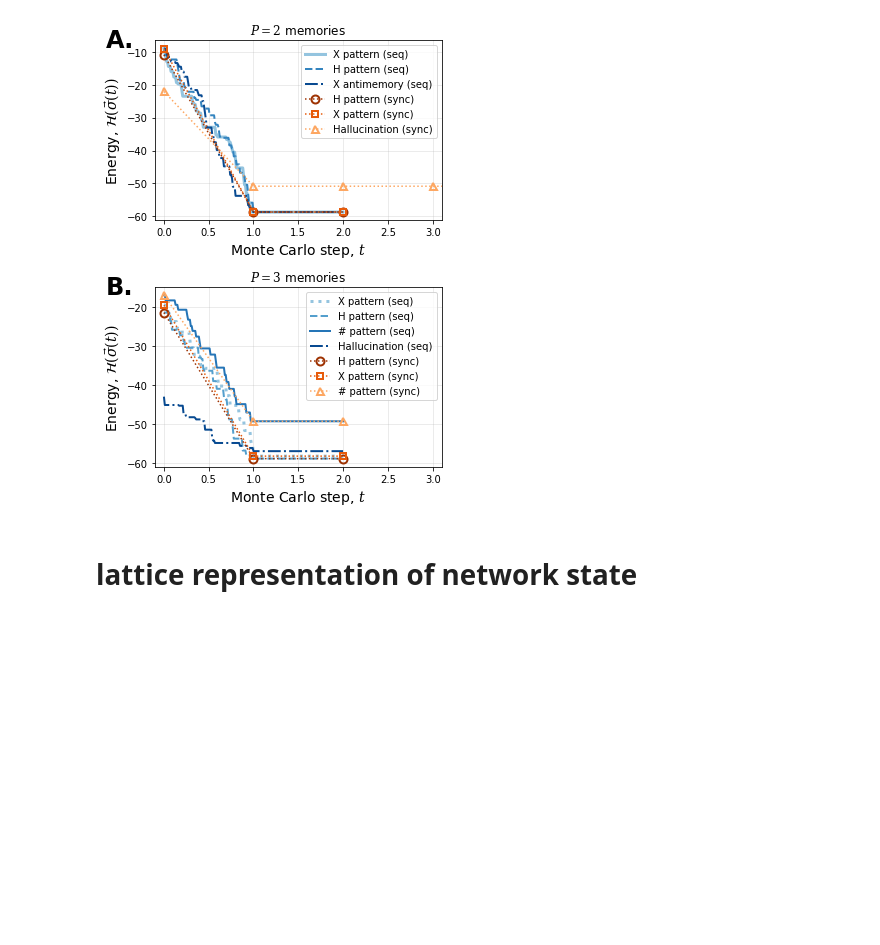
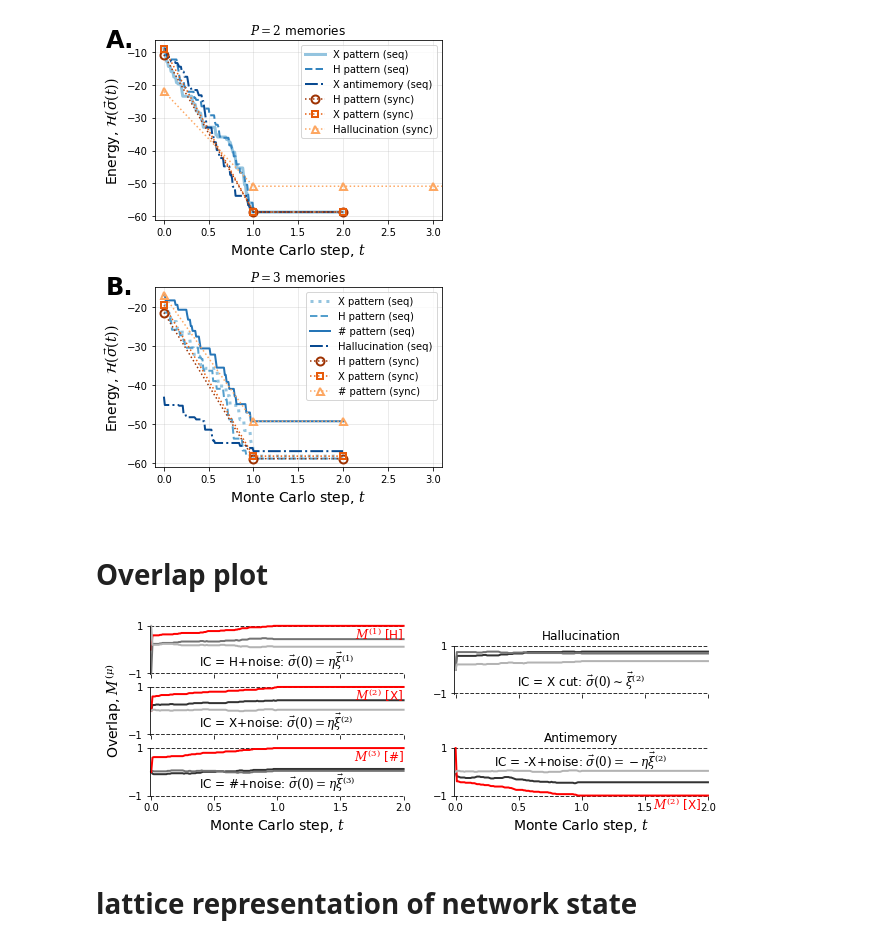
Before and after one commit to neuro-physics/hopfield-neural-network, a Jupyter notebook: hopfield_model.ipynb, the cells around one changed output. Cells and saved outputs as stored; diff of their text form; code cells hidden in the pictures; blank space fills up the shorter version.

Commit message:
adding overlap calculation

```diff
--- a/hopfield_model.ipynb
+++ b/hopfield_model.ipynb
@@ -653,6 +469,85 @@ fig.savefig('figures/hopfield_energy.png',dpi=300,bbox_inches='tight',facecolor=
 plt.show()
 # %% [output]
 [figure]
+# %% [markdown]
+# Overlap plot
+# %%
+
+colors_gray  = plt.get_cmap('gray')(np.linspace(0.2,0.7,3))
+colors1      = colors_gray.copy()
+colors1[0,:] = np.array((1,0,0,1),dtype=float)
+colors2      = colors_gray.copy()
+colors2[1,:] = np.array((1,0,0,1),dtype=float)
+colors3      = colors_gray.copy()
+colors3[2,:] = np.array((1,0,0,1),dtype=float)
+
+
+labels_all = np.array(['$M^{(1)}$ [H]','$M^{(2)}$ [X]','$M^{(3)}$ [#]'])
+labels1    = labels_all.copy()
+labels2    = labels_all.copy()
+labels3    = labels_all.copy()
+labels1[[1,2]]=''
+labels2[[0,2]]=''
+labels3[[0,1]]=''
+
+m_seq_anti_plot = np.vstack((m_seq_anti,m_lst_seq_all[1][2,:]))
+
+fig, ax = plt.subplots(nrows=3,ncols=2,sharex=True,figsize=(10, 6), facecolor='w')
+pltt.plot_overlap_evolution(ax[0,0], m_lst_seq_all[0], t_scale=1/N,
+                        labels=labels1,
+                        label_args=dict(fontsize=12),
+                        line_args=dict(linewidth=2),
+                        colors=colors1)
+pltt.plot_overlap_evolution(ax[1,0], m_lst_seq_all[1], t_scale=1/N,
+                        labels=labels2,
+                        label_args=dict(fontsize=12),
+                        line_args=dict(linewidth=2),
+                        colors=colors2)
+pltt.plot_overlap_evolution(ax[2,0], m_lst_seq_all[2], t_scale=1/N,
+                        labels=labels3,
+                        label_args=dict(fontsize=12),
+                        line_args=dict(linewidth=2),
+                        colors=colors3)
+pltt.plot_overlap_evolution(ax[1,1], m_seq_hall_3, t_scale=1/N,
+                        labels=None,
+                        t_label=[199,160,199],
+                        label_args=dict(fontsize=12),
+                        line_args=dict(linewidth=2),
+                        colors=colors_gray)
+pltt.plot_overlap_evolution(ax[2,1], m_seq_anti_plot, t_scale=1/N,
+                        labels=labels2,
+                        t_label=[200,195],
+                        label_args=dict(fontsize=12),
+                        line_args=dict(linewidth=2),
+                        colors=colors2)
+ax[0,0].text(0.5, 0.05,r"IC = H+noise: $\vec{\sigma}(0)=\eta\vec{\xi}^{(1)}$"  , fontsize=12, transform=ax[0,0].transAxes, ha='center', va='bottom')
+ax[1,0].text(0.5, 0.05,r"IC = X+noise: $\vec{\sigma}(0)=\eta\vec{\xi}^{(2)}$"  , fontsize=12, transform=ax[1,0].transAxes, ha='center', va='bottom')
+ax[2,0].text(0.5, 0.05,r"IC = #+noise: $\vec{\sigma}(0)=\eta\vec{\xi}^{(3)}$"  , fontsize=12, transform=ax[2,0].transAxes, ha='center', va='bottom')
+ax[1,1].text(0.5, 0.05,r"IC = X cut: $\vec{\sigma}(0)\sim\vec{\xi}^{(2)}$"     , fontsize=12, transform=ax[1,1].transAxes, ha='center', va='bottom')
+ax[2,1].text(0.5, 0.95,r"IC = -X+noise: $\vec{\sigma}(0)=-\eta\vec{\xi}^{(2)}$", fontsize=12, transform=ax[2,1].transAxes, ha='center', va='top')
+ax[0,0].set_xlim(left=-0.01)
+ax[2,0].set_xlabel("Monte Carlo step, $t$", fontsize=14)
+ax[2,1].set_xlabel("Monte Carlo step, $t$", fontsize=14)
+ax[1,0].set_ylabel("Overlap, $M^{(\\mu)}$", fontsize=14)
+
+ax[1,1].set_title('Hallucination')
+ax[2,1].set_title('Antimemory')
+
+pltt.enlarge_axis(ax,my=0.5)
+pltt.enlarge_axis(ax[1,0],dy=0.125)
+pltt.enlarge_axis(ax[2,0],dy=0.25)
+pltt.enlarge_axis(ax[1,1],dy=0.22)
+pltt.enlarge_axis(ax[2,1],dy=0.25)
+
+#ax[2,1].set_visible(False)
+#ax[2,1].set_subplotspec(None)
+ax[0,1].axis('off')
+
+fig.savefig('figures/hopfield_overlap.png',dpi=300,bbox_inches='tight')
+
+plt.show()
+# %% [output]
+[figure, added]
 # %% [markdown]
 # lattice representation of network state
 # %%
```
Also changed, not shown: parts of 9 cells of this notebook, 7 other files.
